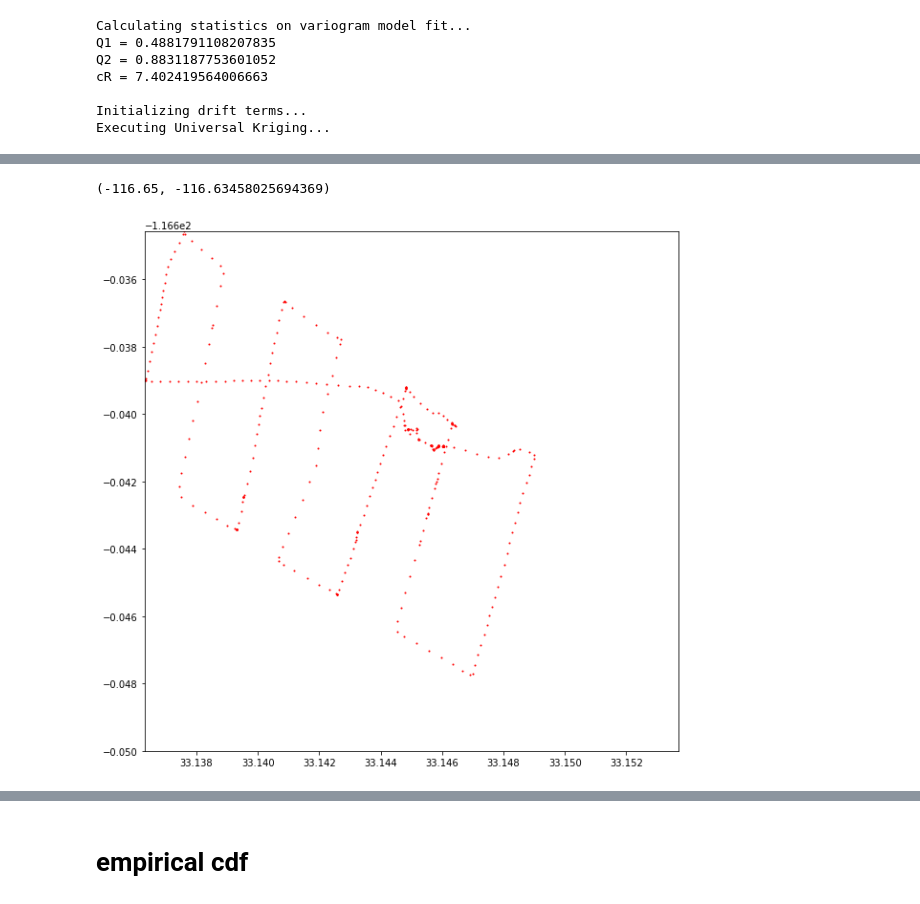
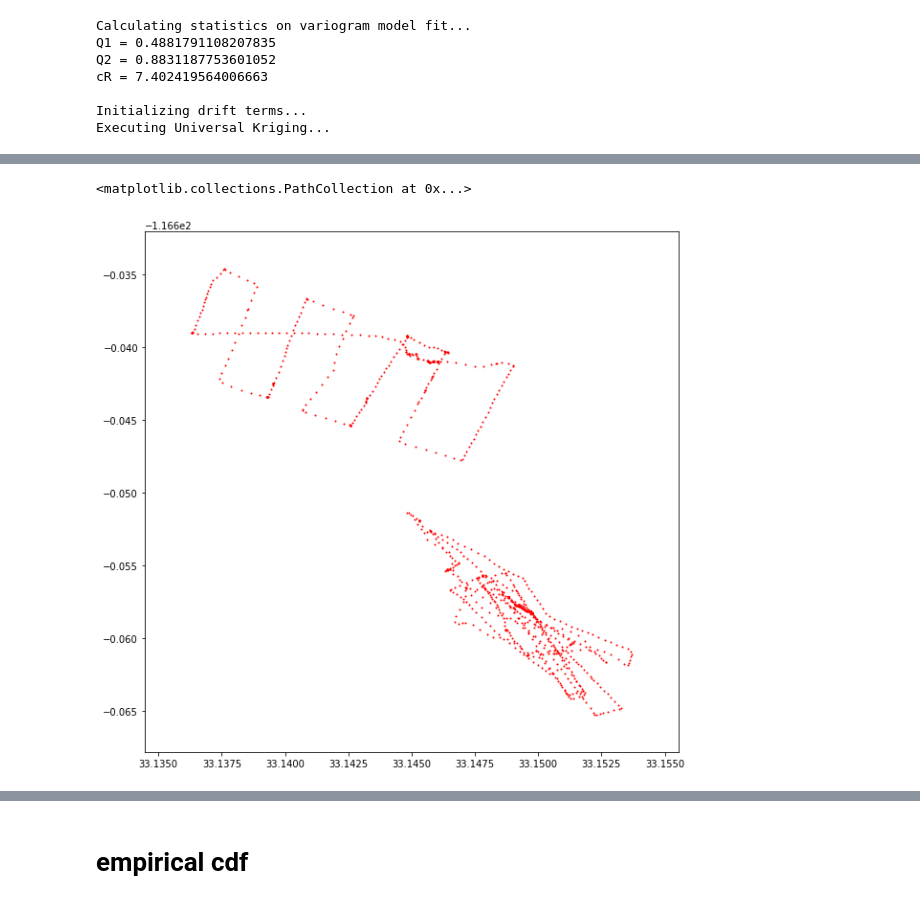
Before and after one commit to hwright-ucsb/tvws-solver, a Jupyter notebook: model_exp/kriging_experiments.ipynb, the cells around one changed output, grey strips where cells are left out. Drawn from its saved outputs; the diff is of its cells as text; code cells hidden in the pictures.

```diff
--- a/model_exp/kriging_experiments.ipynb
+++ b/model_exp/kriging_experiments.ipynb
@@ -152,11 +319,11 @@ ls = [-125.995354, -109.74596445615346, -105.88484194949307 -90.233002]
 # %%
 figdata = plt.figure(figsize=(10,10))  # create a figure object
 ax = figdata.add_subplot(1, 1, 1)  # create an axes object in the figure
 #ax.contour(lat_mesh, long_mesh, z.data, 10)
 ax.scatter(lats,long, s=1, color="red")
-plt.xlim(minlat, maxlat)
-plt.ylim(-116.65, maxlong)
+#plt.xlim(minlat, maxlat)
+#plt.ylim(-116.65, maxlong)
 #figdata.savefig('test1.png', dpi=300)
 # %% [output]
-(-116.65, -116.63458025694369)
+<matplotlib.collections.PathCollection at 0x...>
-[figure, old version]
+[figure, new version]
```
Also changed, not shown: parts of 48 cells of this notebook, 12 other files.
